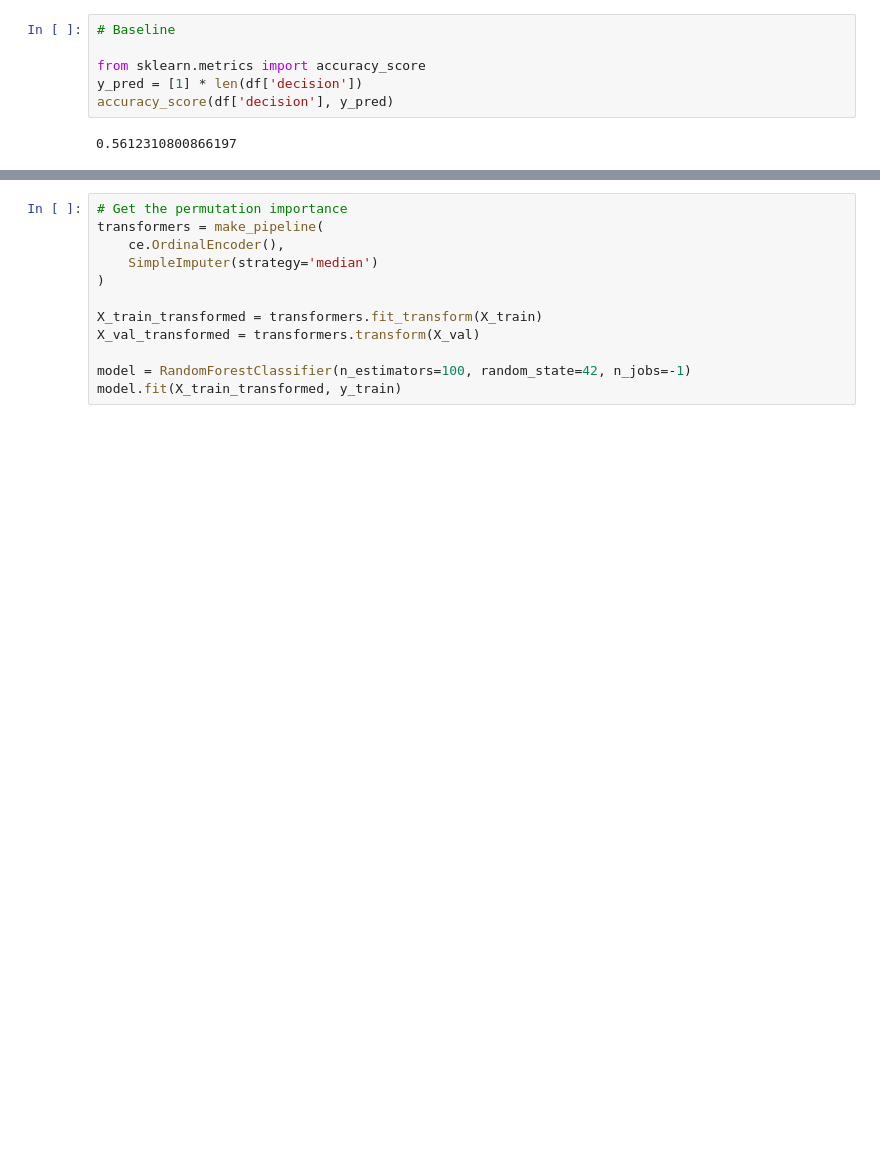
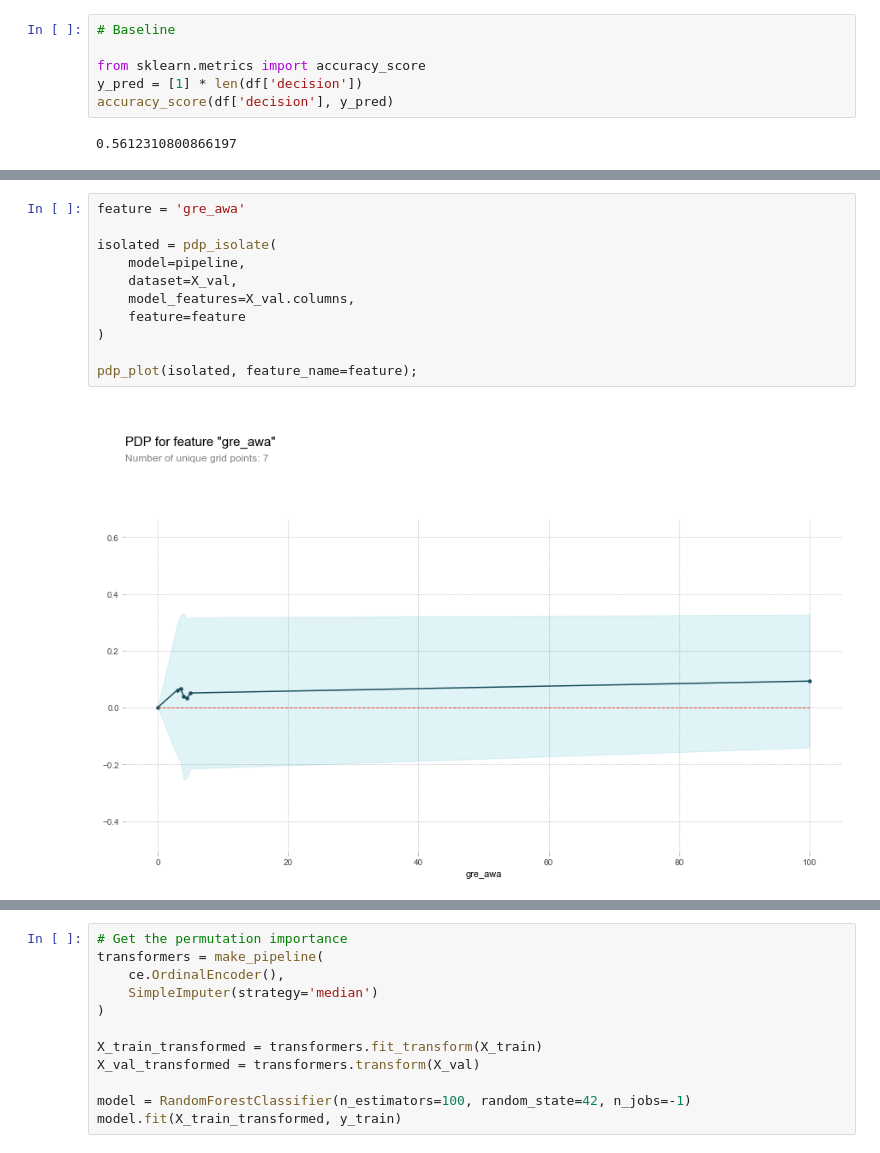
Before and after one commit to fuse999/Project2, a Jupyter notebook: notebooks/Main_Notebook.ipynb, the cells around one changed output, grey strips where cells are left out. Cells and saved outputs as stored; diff of their text form; blank space fills up the shorter version.

```diff
--- a/notebooks/Main_Notebook.ipynb
+++ b/notebooks/Main_Notebook.ipynb
@@ -139,0 +171,13 @@ Validation ROC AUC: [0.98006542 0.98041277 0.98014717]
+# %%
+feature = 'gre_awa'
+
+isolated = pdp_isolate(
+    model=pipeline,
+    dataset=X_val,
+    model_features=X_val.columns,
+    feature=feature
+)
+
+pdp_plot(isolated, feature_name=feature);
+# %% [output]
+[figure, added]
```
Also changed, not shown: parts of 23 cells of this notebook, 12 other files.
